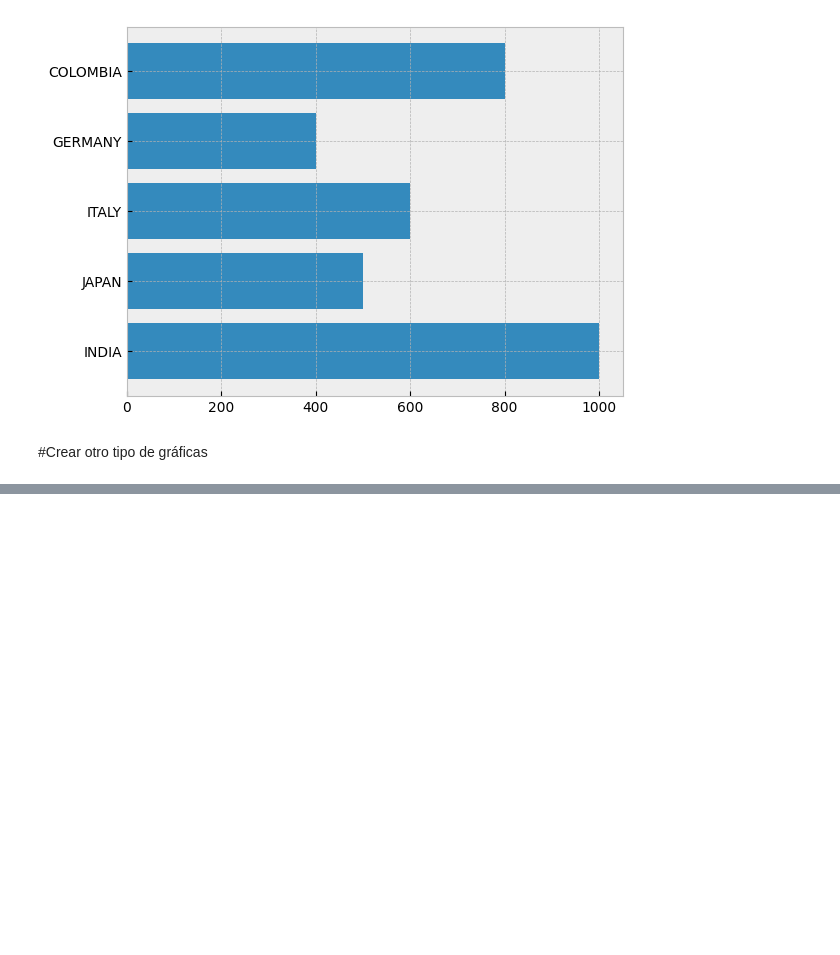
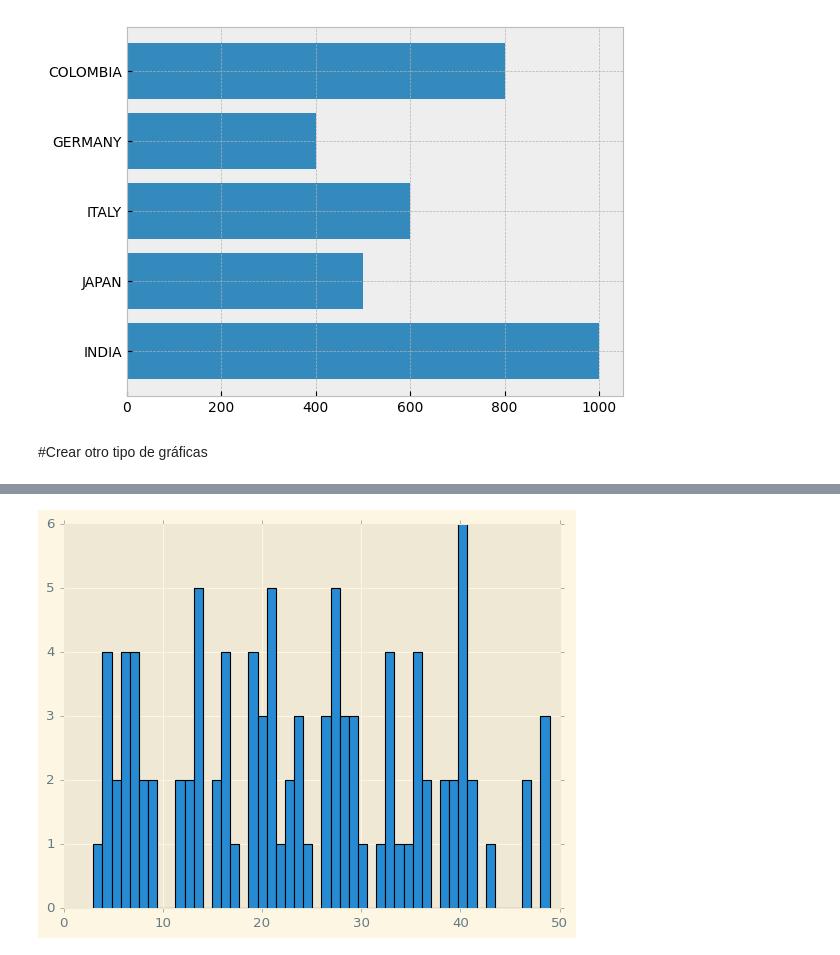
Before and after one commit to feracor/matplotlib_eaborn, a Jupyter notebook: 1_pyplot.ipynb, the cells around one changed output, grey strips where cells are left out. Cells and saved outputs as stored; diff of their text form; code cells hidden in the pictures; blank space fills up the shorter version.

```diff
--- a/1_pyplot.ipynb
+++ b/1_pyplot.ipynb
@@ -365,0 +388,5 @@ plt.show
+# %%
+plt.hist(data, bins=50) #bins da el parámetro para el rango de frecuencia
+plt.show()
+# %% [output]
+[figure, added]
```
Also changed, not shown: parts of 19 cells of this notebook.
